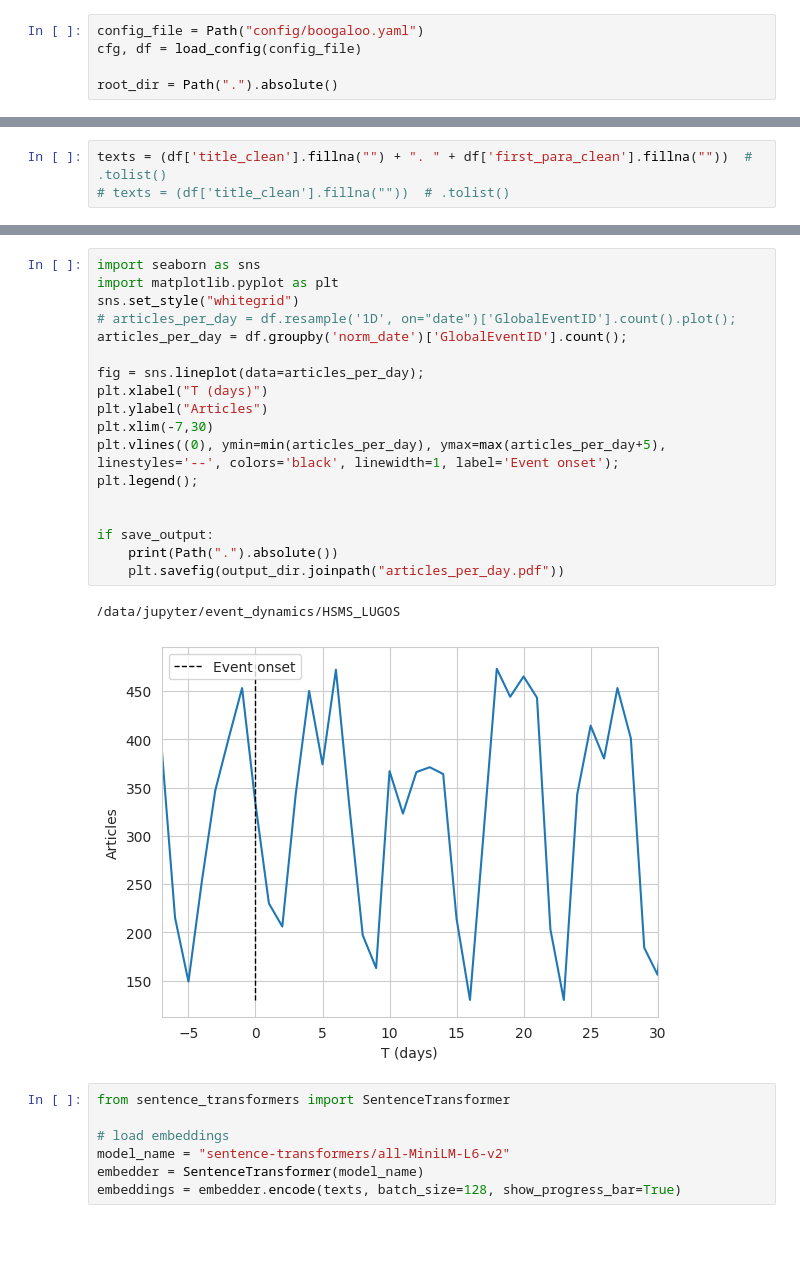
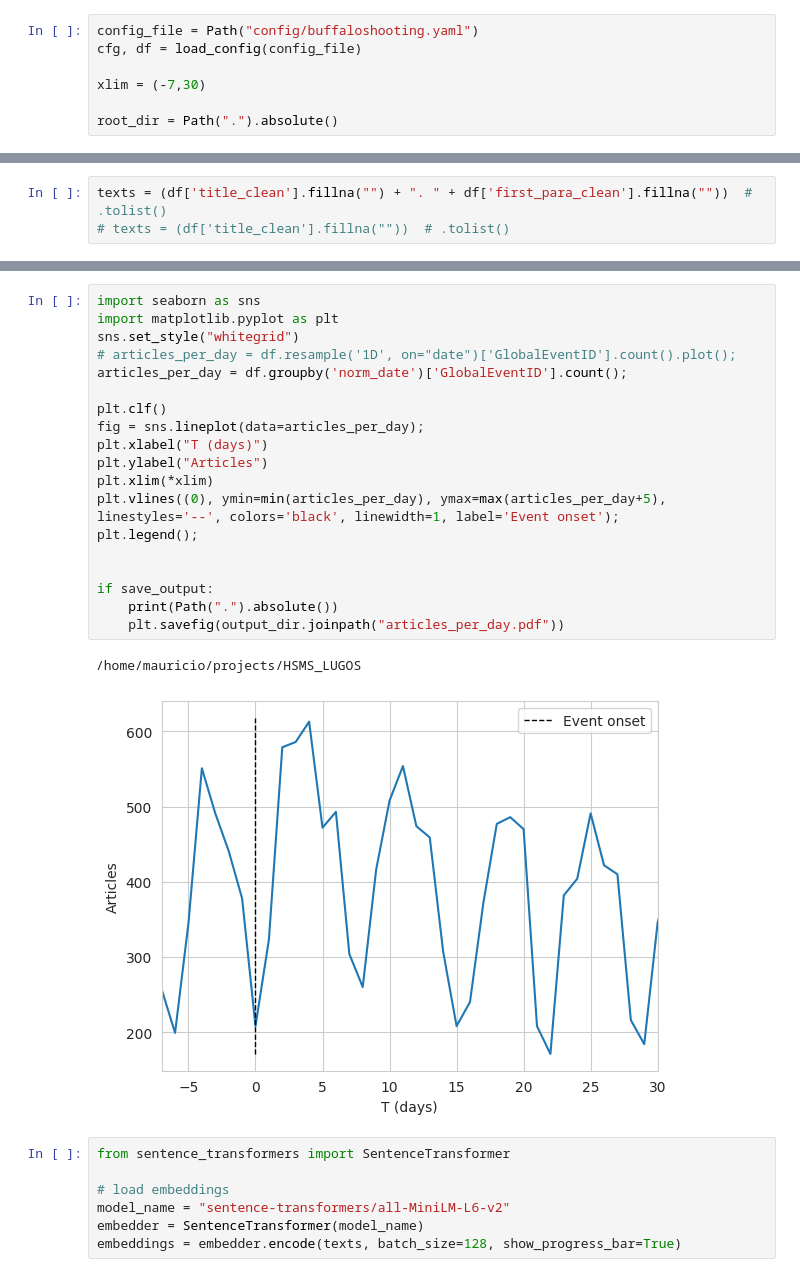
Before and after one commit to elugos/HSMS_LUGOS, a Jupyter notebook: temporal_analysis_hard_seeds.ipynb, the cells around one changed output, grey strips where cells are left out. Drawn from its saved outputs; the diff is of its cells as text; blank space fills up the shorter version.

```diff
--- a/temporal_analysis_hard_seeds.ipynb
+++ b/temporal_analysis_hard_seeds.ipynb
@@ -103,7 +100,9 @@ def dedupe_texts(df, text_col):
 
     return deduped_df, dedupe_report
 # %%
-config_file = Path("config/boogaloo.yaml")
+config_file = Path("config/buffaloshooting.yaml")
 cfg, df = load_config(config_file)
 
+xlim = (-7,30)
+
 root_dir = Path(".").absolute()
@@ -235,24 +215,25 @@ Documents with >= 1 seed hit: 2108/14572
 # %%
 import seaborn as sns
 import matplotlib.pyplot as plt
 sns.set_style("whitegrid")
 # articles_per_day = df.resample('1D', on="date")['GlobalEventID'].count().plot();
 articles_per_day = df.groupby('norm_date')['GlobalEventID'].count();
 
+plt.clf()
 fig = sns.lineplot(data=articles_per_day);
 plt.xlabel("T (days)")
 plt.ylabel("Articles")
-plt.xlim(-7,30)
+plt.xlim(*xlim)
 plt.vlines((0), ymin=min(articles_per_day), ymax=max(articles_per_day+5), linestyles='--', colors='black', linewidth=1, label='Event onset');
 plt.legend();
 
 
 if save_output:
     print(Path(".").absolute())
     plt.savefig(output_dir.joinpath("articles_per_day.pdf"))
 # %% [output]
-/data/jupyter/event_dynamics/HSMS_LUGOS
+/home/mauricio/projects/HSMS_LUGOS
-[figure, old version]
+[figure, new version]
 # %%
 from sentence_transformers import SentenceTransformer
 
```
Also changed, not shown: parts of 34 cells of this notebook, 7 other files.
